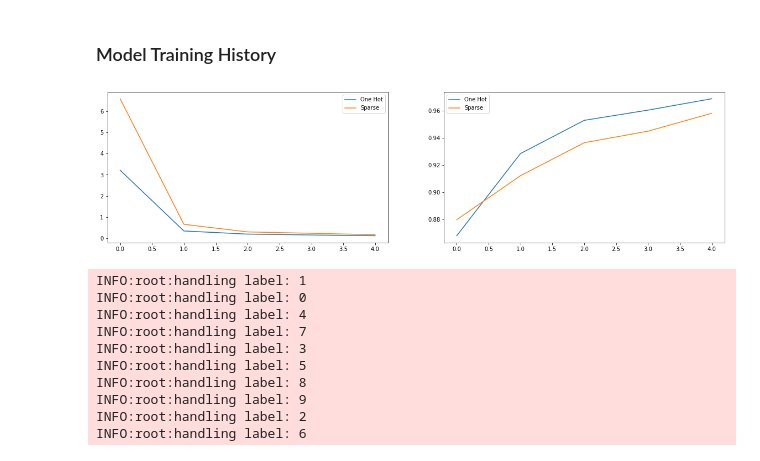
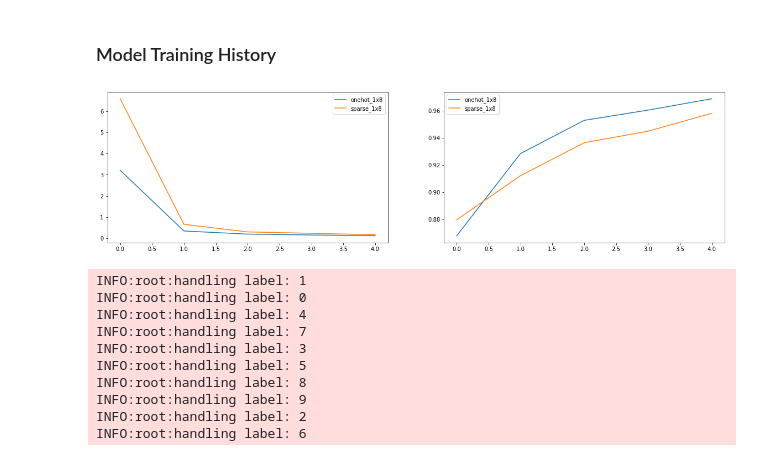
Before and after one commit to SB-Jr/ai_playground, a Jupyter notebook: mnist/cnn_solutions/model_comparison.ipynb, the cells around one changed output. Saved outputs shown, nothing was run; the diff lists cells and outputs as text; code cells hidden in the pictures.

```diff
--- a/mnist/cnn_solutions/model_comparison.ipynb
+++ b/mnist/cnn_solutions/model_comparison.ipynb
@@ -43,2 +68,16 @@ WARNING:tensorflow:No training configuration found in the save file, so the mode
+# %%
+models = []
+# %%
+model_one_hot = load_model('cnn_1x8_onehot.h5')
+with open('cnn_1x8_onehot_training.json', 'r') as f:
+    model_one_hot_training = json.loads(f.read())
+mod_def = ModelDef(name='onehot_1x8', model=model_one_hot, layers=2, history=model_one_hot_training)
+models.append(mod_def)
+# %%
+model_sparse = load_model('cnn_1x8_sparse.h5')
+with open('cnn_1x8_sparse_training.json', 'r') as f:
+    model_sparse_training = json.loads(f.read())
+mod_def = ModelDef(name='sparse_1x8', model=model_sparse, layers=2, history=model_sparse_training, labels={'loss':'loss', 'accuracy': 'sparse_categorical_accuracy'})
+models.append(mod_def)
 # %% [markdown]
 ## Load Model training history
@@ -55,16 +88,17 @@ with open('cnn_1x8_sparse_training.json', 'r') as f:
 # %%
 plt.figure(figsize=(20,5))
 loss_plt = plt.subplot(1, 2, 1)
-loss_plt.plot(model_one_hot_training['loss'], label='One Hot')
-loss_plt.plot(model_sparse_training['loss'], label='Sparse')
+for i in range(len(models)):
+    loss_plt.plot(models[i].get_history_for_label('loss'), label=models[i].name)
 loss_plt.legend(loc='best')
+
 accuracy_plt = plt.subplot(1, 2, 2)
-accuracy_plt.plot(model_one_hot_training['accuracy'], label='One Hot')
-accuracy_plt.plot(model_sparse_training['sparse_categorical_accuracy'], label='Sparse')
+for i in range(len(models)):
+    accuracy_plt.plot(models[i].get_history_for_label('accuracy'), label=models[i].name)
 accuracy_plt.legend(loc='best')
 plt.show()
 # %% [output]
-[figure, old version]
+[figure, new version]
 # %%
 train_data, validation_data, test_data = mnist_data_load.load_data(seed=random_seed)
 # %% [output]
```
Also changed, not shown: parts of 11 cells of this notebook, 5 other files.
